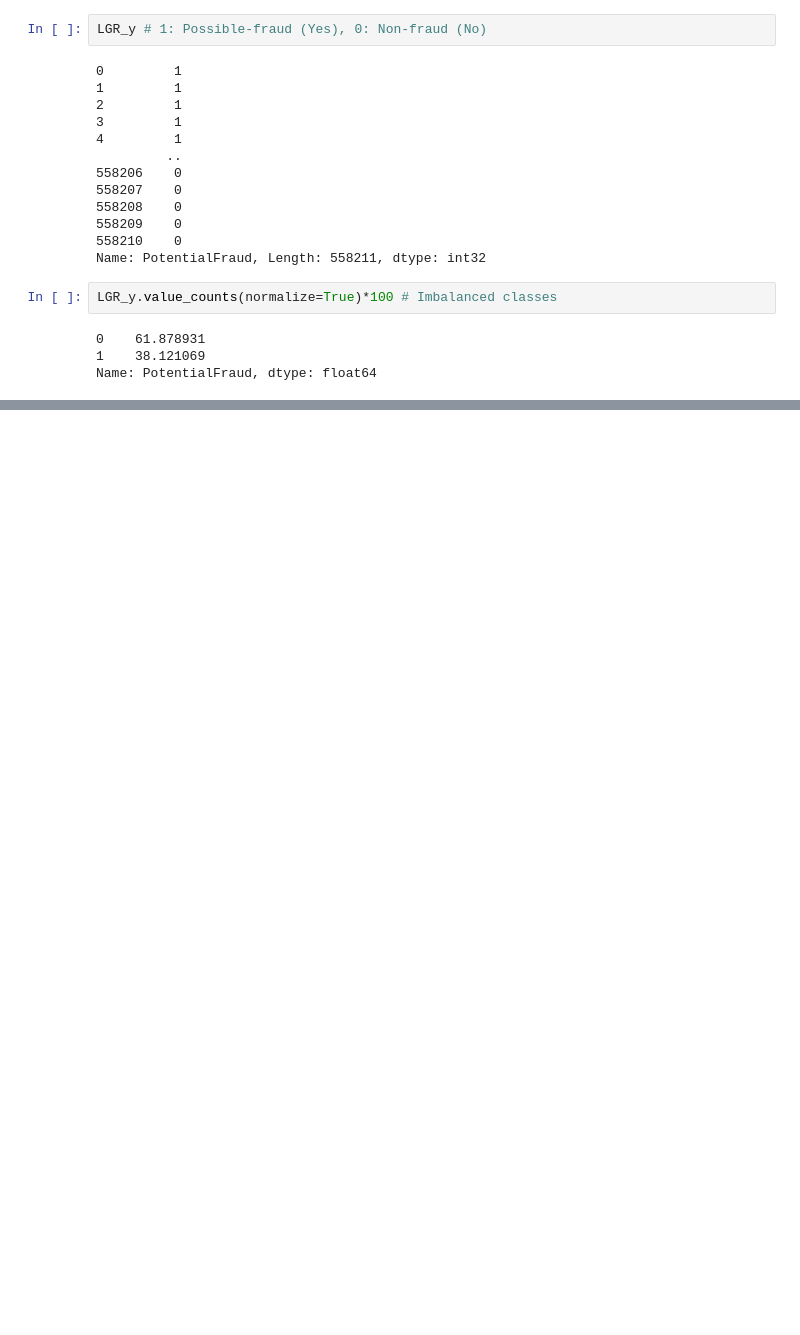
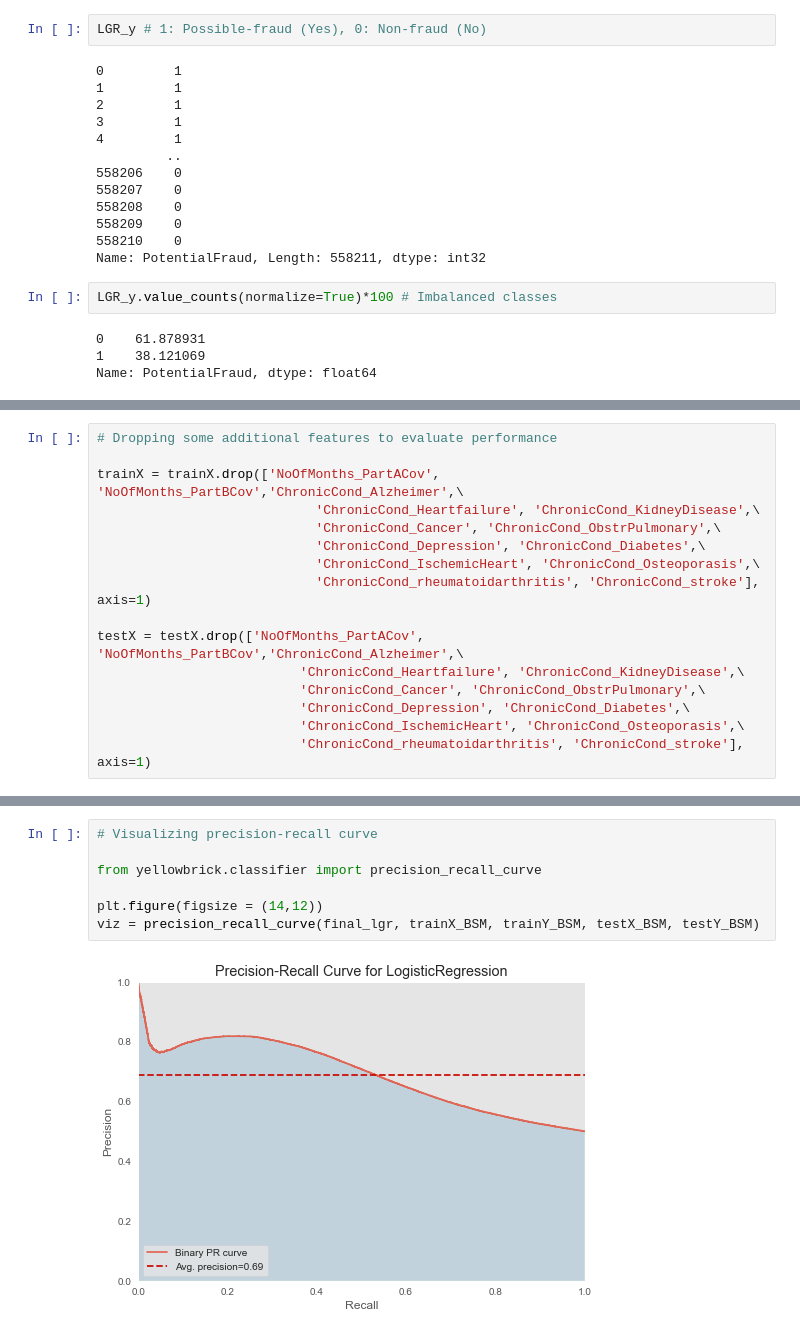
Before and after one commit to suhitasva/Capstone_Project, a Jupyter notebook: LGR_models.ipynb, the cells around one changed output, grey strips where cells are left out. Drawn from its saved outputs; the diff is of its cells as text; blank space fills up the shorter version.

```diff
--- a/LGR_models.ipynb
+++ b/LGR_models.ipynb
@@ -366,0 +125,16 @@ visualizer.show()                           # Finalize and render the figure
+# %%
+# Dropping some additional features to evaluate performance
+
+trainX = trainX.drop(['NoOfMonths_PartACov', 'NoOfMonths_PartBCov','ChronicCond_Alzheimer',\
+                            'ChronicCond_Heartfailure', 'ChronicCond_KidneyDisease',\
+                            'ChronicCond_Cancer', 'ChronicCond_ObstrPulmonary',\
+                            'ChronicCond_Depression', 'ChronicCond_Diabetes',\
+                            'ChronicCond_IschemicHeart', 'ChronicCond_Osteoporasis',\
+                            'ChronicCond_rheumatoidarthritis', 'ChronicCond_stroke'], axis=1)
+
+testX = testX.drop(['NoOfMonths_PartACov', 'NoOfMonths_PartBCov','ChronicCond_Alzheimer',\
+                          'ChronicCond_Heartfailure', 'ChronicCond_KidneyDisease',\
+                          'ChronicCond_Cancer', 'ChronicCond_ObstrPulmonary',\
+                          'ChronicCond_Depression', 'ChronicCond_Diabetes',\
+                          'ChronicCond_IschemicHeart', 'ChronicCond_Osteoporasis',\
+                          'ChronicCond_rheumatoidarthritis', 'ChronicCond_stroke'], axis=1)
@@ -366,0 +559,9 @@ visualizer.show()                           # Finalize and render the figure
+# %%
+# Visualizing precision-recall curve
+
+from yellowbrick.classifier import precision_recall_curve
+
+plt.figure(figsize = (14,12))
+viz = precision_recall_curve(final_lgr, trainX_BSM, trainY_BSM, testX_BSM, testY_BSM)
+# %% [output]
+[figure, added]
```
Also changed, not shown: parts of 79 cells of this notebook.
